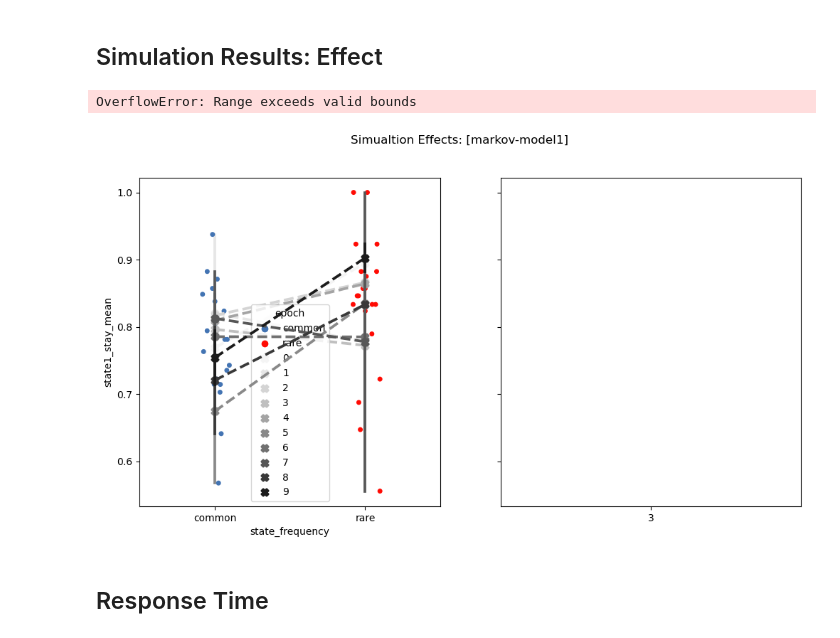
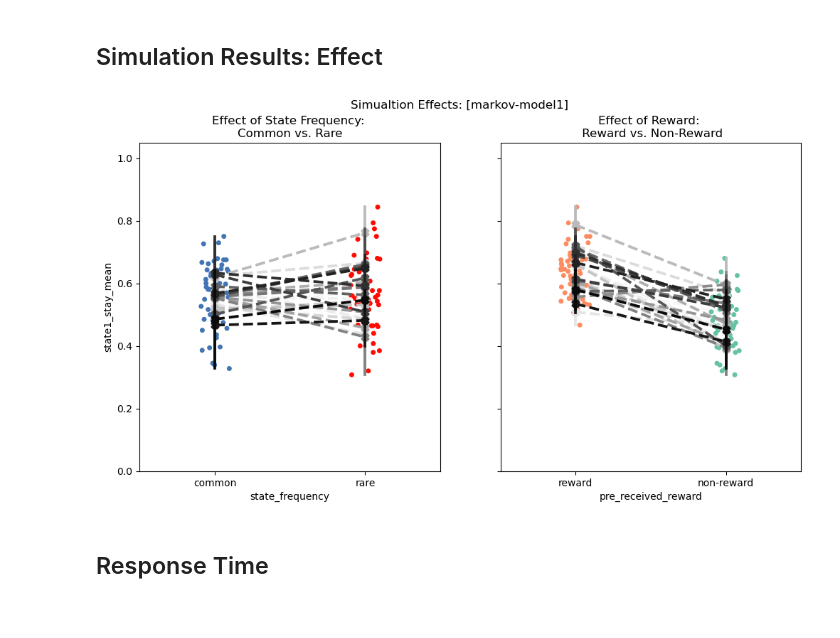
Before and after one commit to yangyuxue2333/ACTR-MarkovTask, a Jupyter notebook: analysis/test_model1.ipynb, the cells around one changed output. Saved outputs shown, nothing was run; the diff lists cells and outputs as text; code cells hidden in the pictures.

```diff
--- a/analysis/test_model1.ipynb
+++ b/analysis/test_model1.ipynb
@@ -79,7 +70,10 @@ GAINED R: 1.61 (EXPECTED R: 1.82) 	 [88.66 %]
 # %%
-df1stay_aggregate  = df1_state1stay.groupby(['epoch', 'received_reward', 'state_frequency']).agg(state1_stay_mean=('state1_stay', 'mean'),
-                                                                                        state1_stay_sd=('state1_stay', 'std'),
-                                                                                        state1_stay_se=('state1_stay', 'sem')).reset_index()
+df1stay_aggregate  = df1_state1stay.groupby(['epoch',
+                                             'pre_received_reward',
+                                             'state_frequency'])\
+        .agg(state1_stay_mean=('state1_stay', 'mean'),
+        state1_stay_sd=('state1_stay', 'std'),
+        state1_stay_se=('state1_stay', 'sem')).reset_index()
 df1stay_aggregate.info()
 # %% [output]
 <class 'pandas.core.frame.DataFrame'>
@@ -115,16 +109,0 @@ if load:
-# %%
-my_palette = sns.color_palette(["#4374B3", "#FF0B04"])
-
-fig, ax = plt.subplots(figsize=(6,4))
-fig.suptitle('Summary: Stay Probability')
-sns.barplot(data=df1stay_aggregate, x='received_reward', y='state1_stay_mean',
-            hue='state_frequency',
-            palette=my_palette, alpha=.5,
-            order = sorted(df1stay_aggregate['received_reward'].unique(), reverse=True),
-            hue_order=['common', 'rare'],
-            ax=ax)
-
-for container in ax.containers:
-    ax.bar_label(container, fmt='%.2f', label_type='center')
-ax.axhline(0.5, color='grey', ls='-.', linewidth=.5)
-plt.show()
@@ -160,25 +126,27 @@ df1_state1stay[df1_state1stay.apply(lambda x: (x['received_reward']==0 and x['st
 # %%
 fig, axes = plt.subplots(1,2,figsize=(12,6), sharey=True)
 fig.suptitle('Simualtion Effects: [%s]' % (model_name))
 
 sns.stripplot(data=df1stay_aggregate, x='state_frequency', y='state1_stay_mean',
             order=['common', 'rare'],  hue='state_frequency', palette=my_palette, ax=axes[0])
 sns.pointplot(data=df1stay_aggregate, x='state_frequency', y='state1_stay_mean',
               order=['common', 'rare'],  hue='epoch', palette='Greys',
               markers='X', linestyles='--', ax=axes[0])
 
-sns.stripplot(data=df1stay_aggregate, x='received_reward', y='state1_stay_mean',
-              order=[3,0],  hue='received_reward', palette='Set2', ax=axes[1])
-sns.pointplot(data=df1stay_aggregate, x='received_reward', y='state1_stay_mean',
-              order=[3,0],  hue='epoch', palette='Greys',
-              markers='X', linestyles='--', ax=axes[1])
+sns.stripplot(data=df1stay_aggregate, x='pre_received_reward', y='state1_stay_mean',
+              order=['reward', 'non-reward'],  hue='pre_received_reward', palette='Set2', ax=axes[1])
+sns.pointplot(data=df1stay_aggregate, x='pre_received_reward', y='state1_stay_mean',
+                 order=['reward', 'non-reward'],  hue='epoch', palette='Greys',
+                  markers='X', linestyles='--', ax=axes[1])
 
 axes[0].set_ylim(0,1.05)
 axes[0].set_title('Effect of State Frequency: \nCommon vs. Rare')
-axes[1].set_title('Effect of Reward: \n3 vs. 0')
+axes[1].set_title('Effect of Reward: \n Reward vs. Non-Reward')
+axes[0].get_legend().remove()
+axes[1].get_legend().remove()
+
 plt.show()
 # %% [output]
-OverflowError: Range exceeds valid bounds
-[figure, old version]
+[figure, new version]
 # %% [markdown]
 ## Response Time
```
Also changed, not shown: parts of 33 cells of this notebook, 3 other files.
